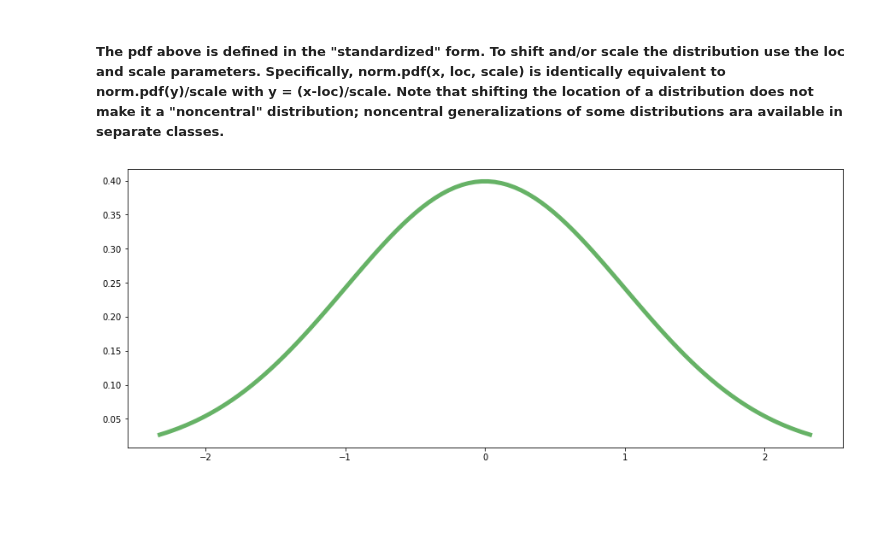
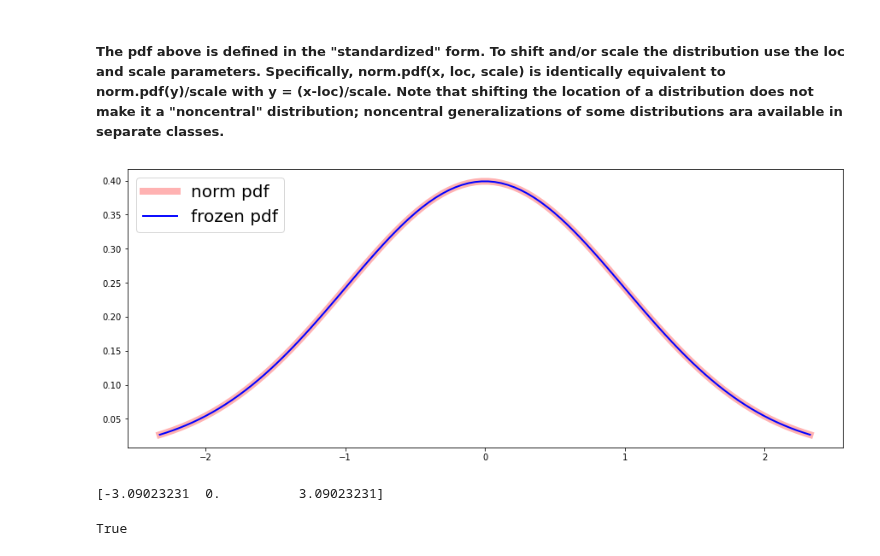
Before and after one commit to rubinkim/machine_learning_07_2022, a Jupyter notebook: 10_statistics/02_scipy_stats_norm.ipynb, the cells around one changed output. Saved outputs shown, nothing was run; the diff lists cells and outputs as text; code cells hidden in the pictures; blank space fills up the shorter version.

Commit message:
Learn how to freeze the norm dist using rv=norm()

```diff
--- a/10_statistics/02_scipy_stats_norm.ipynb
+++ b/10_statistics/02_scipy_stats_norm.ipynb
@@ -9,16 +9,33 @@
 # %%
 from scipy.stats import norm
 import numpy as np
 import matplotlib.pyplot as plt
 
 fig, ax = plt.subplots(nrows=1, ncols=1, figsize=(15, 6))
 
 # Calculate the first four moments
 mean, var, skew, kurt = norm.stats(moments='mvsk')
 
 # Display the pdf
 x = np.linspace(start=norm.ppf(0.01), stop=norm.ppf(0.99), num=100)
-ax.plot(x, norm.pdf(x), 'g-', lw=5, alpha=0.6, label='norm pdf')
+ax.plot(x, norm.pdf(x), 'r-', lw=8, alpha=0.3, label='norm pdf')
+
+# Alternatively, the distribution object can be called(as a function) to fix the shape, location and scale
+# parameters. This returns a "frozen" RV object holding the given parameters fixed.
+# Freeze the distribution and display the frozen pdf:
+rv = norm()
+ax.plot(x, rv.pdf(x), 'b-', lw=2, label='frozen pdf')
+
+plt.legend(fontsize=20, loc='upper left')
 plt.show()
 # %% [output]
-[figure, old version]
+[figure, new version]
+# %%
+# Check the accuracy of cdf and ppf:
+vals = norm.ppf(q=[0.001, 0.5, 0.999])
+print(vals)
+
+np.allclose(a=[0.001, 0.5, 0.999], b=norm.cdf(x=vals))
+# %% [output]
+[-3.09023231  0.          3.09023231]
+True
```
